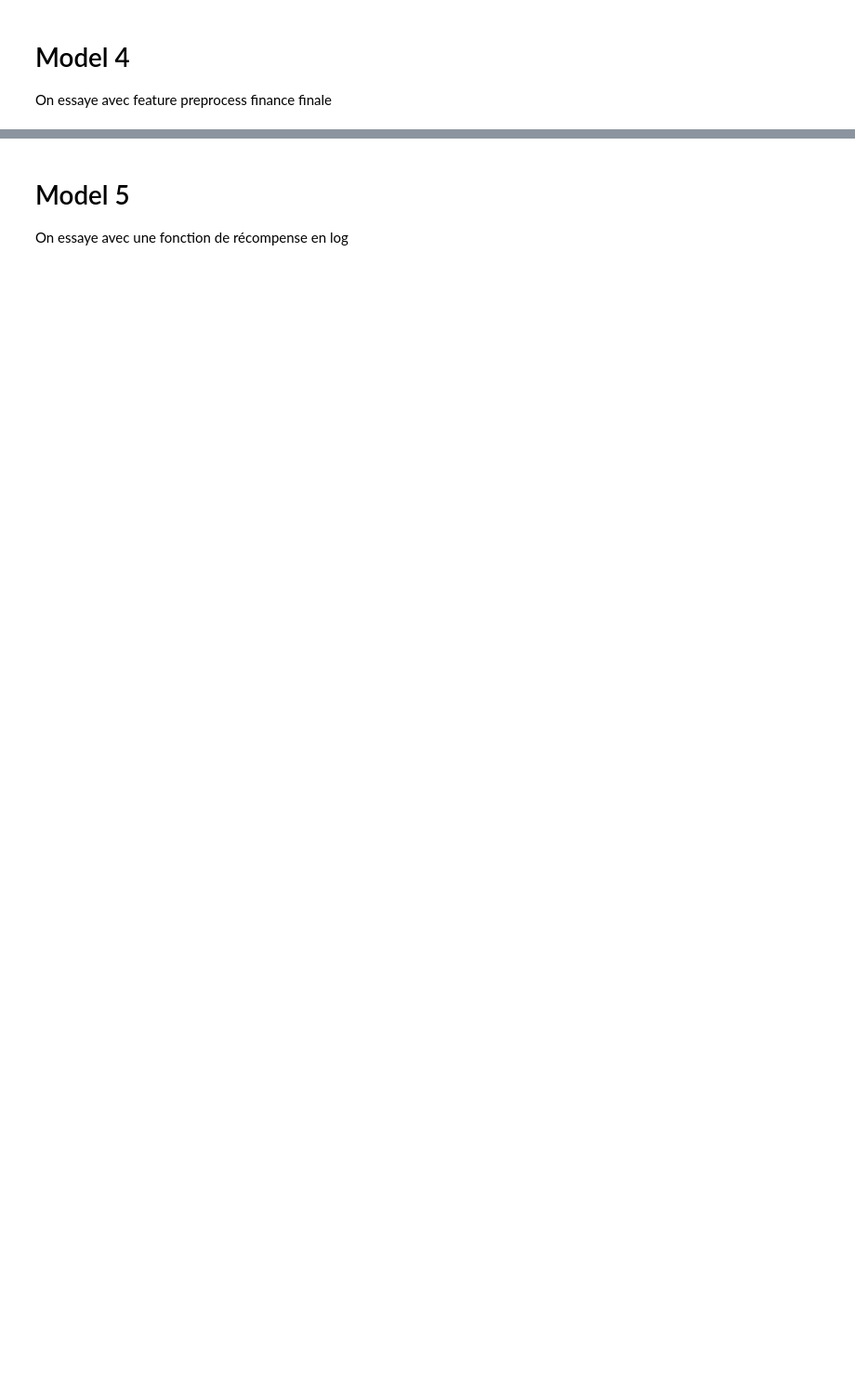
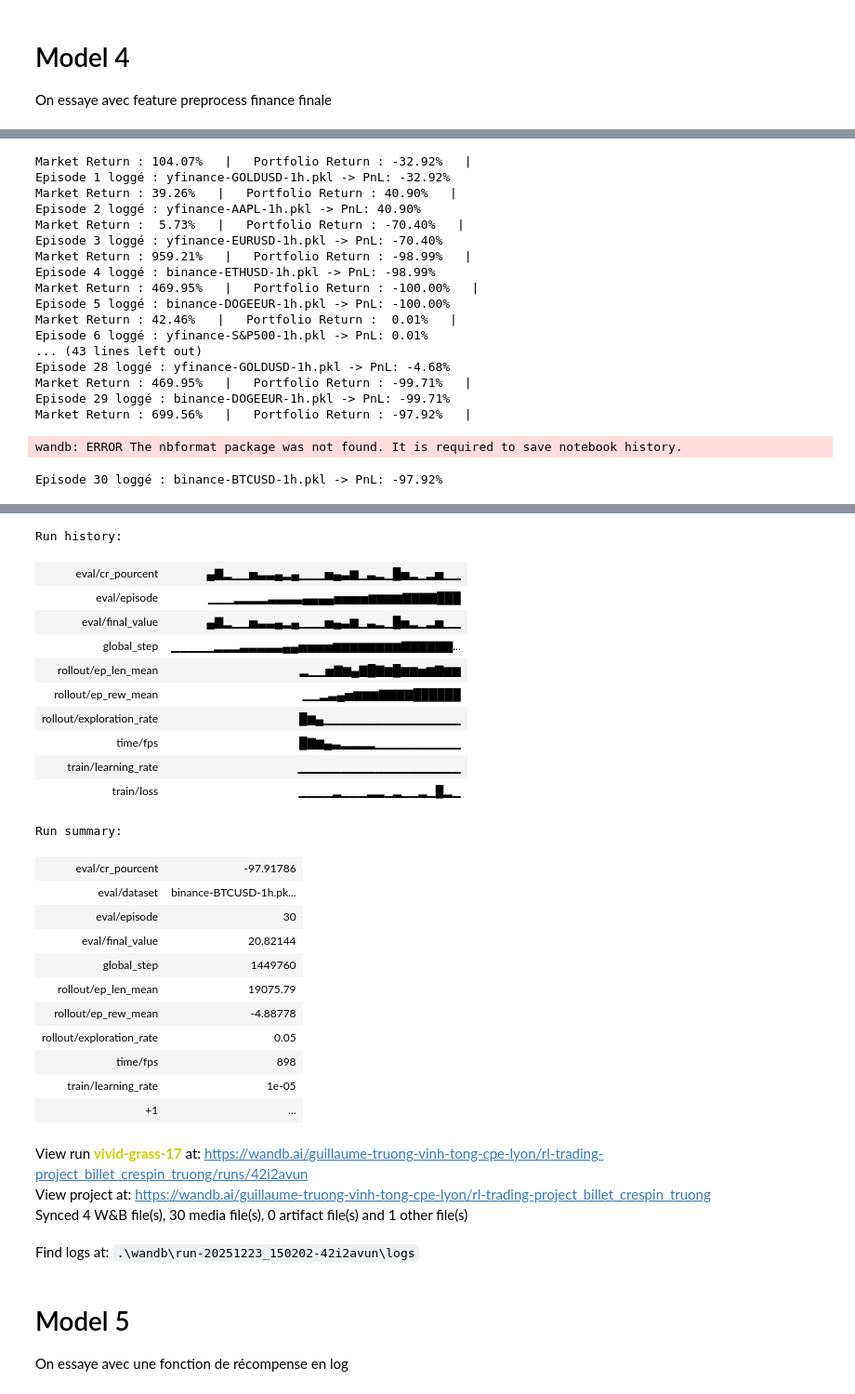
Before and after one commit to Labriz9/reinforcement-learning-project, a Jupyter notebook: DQN.ipynb, the cells around one changed output, grey strips where cells are left out. Shown: that part at 93% size. Saved outputs shown, nothing was run; the diff lists cells and outputs as text; code cells hidden in the pictures; blank space fills up the shorter version.

```diff
--- a/DQN.ipynb
+++ b/DQN.ipynb
@@ -417,7 +594,8 @@ wandb.finish()
 
 On essaye avec feature preprocess finance finale
 # %%
-env = gym.make(
+base_env = gym.make(
+
     "MultiDatasetTradingEnv",
     dataset_dir="data/*.pkl",
     preprocess=features.preprocess_finance_finale,
@@ -429,7 +607,8 @@ env = gym.make(
     borrow_interest_rate=0.02/100/24,
 )
 
-env = DiscreteActionsWrapper(env, positions=[-1, 0, 1, 2])
+env = DiscreteActionsWrapper(base_env, positions=[-1, 0, 1, 2])
+
 obs, _ = env.reset()
 obs, reward, terminated, truncated, info = env.step(3)
 
@@ -490,15 +682,16 @@ for episode in range(1, nb_episodes + 1):
     obs, _ = env.reset()
     done = False
 
-    dataset_name = env.name
+    dataset_name = base_env.name
+
 
     while not done:
         action, _states = model4.predict(obs)
-        obs, reward, terminated, truncated, _ = env.step(action)
+        obs, reward, terminated, truncated, _ = env.step(int(action))
         done = terminated or truncated
 
     if done:
-        history = env.historical_info
+        history = base_env.historical_info
         df_history = pd.DataFrame(history.history_storage, columns=history.columns)
 
         initial_val = df_history['portfolio_valuation'].iloc[0]
@@ -534,3 +727,23 @@ for episode in range(1, nb_episodes + 1):
         print(f"Episode {episode} loggé : {dataset_name} -> PnL: {c_r_pourcent:.2f}%")
 
 wandb.finish()
+# %% [output]
+Market Return : 104.07%   |   Portfolio Return : -32.92%   |
+Episode 1 loggé : yfinance-GOLDUSD-1h.pkl -> PnL: -32.92%
+Market Return : 39.26%   |   Portfolio Return : 40.90%   |
+Episode 2 loggé : yfinance-AAPL-1h.pkl -> PnL: 40.90%
+Market Return :  5.73%   |   Portfolio Return : -70.40%   |
+Episode 3 loggé : yfinance-EURUSD-1h.pkl -> PnL: -70.40%
+Market Return : 959.21%   |   Portfolio Return : -98.99%   |
+Episode 4 loggé : binance-ETHUSD-1h.pkl -> PnL: -98.99%
+Market Return : 469.95%   |   Portfolio Return : -100.00%   |
+Episode 5 loggé : binance-DOGEEUR-1h.pkl -> PnL: -100.00%
+Market Return : 42.46%   |   Portfolio Return :  0.01%   |
+Episode 6 loggé : yfinance-S&P500-1h.pkl -> PnL: 0.01%
+... (43 lines left out)
+Episode 28 loggé : yfinance-GOLDUSD-1h.pkl -> PnL: -4.68%
+Market Return : 469.95%   |   Portfolio Return : -99.71%   |
+Episode 29 loggé : binance-DOGEEUR-1h.pkl -> PnL: -99.71%
+Market Return : 699.56%   |   Portfolio Return : -97.92%   |
+wandb: ERROR The nbformat package was not found. It is required to save notebook history.
+Episode 30 loggé : binance-BTCUSD-1h.pkl -> PnL: -97.92%
@@ -537,3 +751,30 @@ wandb.finish()
+Run history:
+| eval/cr_pourcent | ▄▇▂▁▁▅▃▃▄▂▄▁▁▁▅▄▃▆▁▃▂▁█▅▂▁▂▅▁▁ |
+| eval/episode | ▁▁▁▂▂▂▂▃▃▃▃▄▄▄▄▅▅▅▅▆▆▆▆▇▇▇▇███ |
+| eval/final_value | ▄▇▂▁▁▅▃▃▄▂▄▁▁▁▅▄▃▆▁▃▂▁█▅▂▁▂▅▁▁ |
+| global_step | ▁▁▁▁▁▂▂▂▃▃▃▃▃▄▄▅▅▅▅▆▆▆▆▆▆▆▆▇▇▇▇▇▇... |
+| rollout/ep_len_mean | ▂▁▁▅▇▆▄▇█▇▆█▆▆▅▆▇▆▆ |
+| rollout/ep_rew_mean | ▁▁▂▃▄▅▆▆▆▇▇▇▇██████ |
+| rollout/exploration_rate | █▆▄▁▁▁▁▁▁▁▁▁▁▁▁▁▁▁▁ |
+| time/fps | █▇▆▄▃▂▂▂▂▁▁▁▁▁▁▁▁▁▁ |
+| train/learning_rate | ▁▁▁▁▁▁▁▁▁▁▁▁▁▁▁▁▁▁▁ |
+| train/loss | ▁▁▁▁▂▁▁▁▂▂▁▂▁▁▂▁█▂▁ |
+Run summary:
+| eval/cr_pourcent | -97.91786 |
+| eval/dataset | binance-BTCUSD-1h.pk... |
+| eval/episode | 30 |
+| eval/final_value | 20.82144 |
+| global_step | 1449760 |
+| rollout/ep_len_mean | 19075.79 |
+| rollout/ep_rew_mean | -4.88778 |
+| rollout/exploration_rate | 0.05 |
+| time/fps | 898 |
+| train/learning_rate | 1e-05 |
+| +1 | ... |
+View run vivid-grass-17 at: https://wandb.ai/guillaume-truong-vinh-tong-cpe-lyon/rl-trading-project_billet_crespin_truong/runs/42i2avun
+View project at: https://wandb.ai/guillaume-truong-vinh-tong-cpe-lyon/rl-trading-project_billet_crespin_truong
+Synced 4 W&B file(s), 30 media file(s), 0 artifact file(s) and 1 other file(s)
+Find logs at: .\wandb\run-20251223_150202-42i2avun\logs
 # %% [markdown]
 # Model 5
 
```
Also changed, not shown: parts of 12 cells of this notebook, 7 other files.
